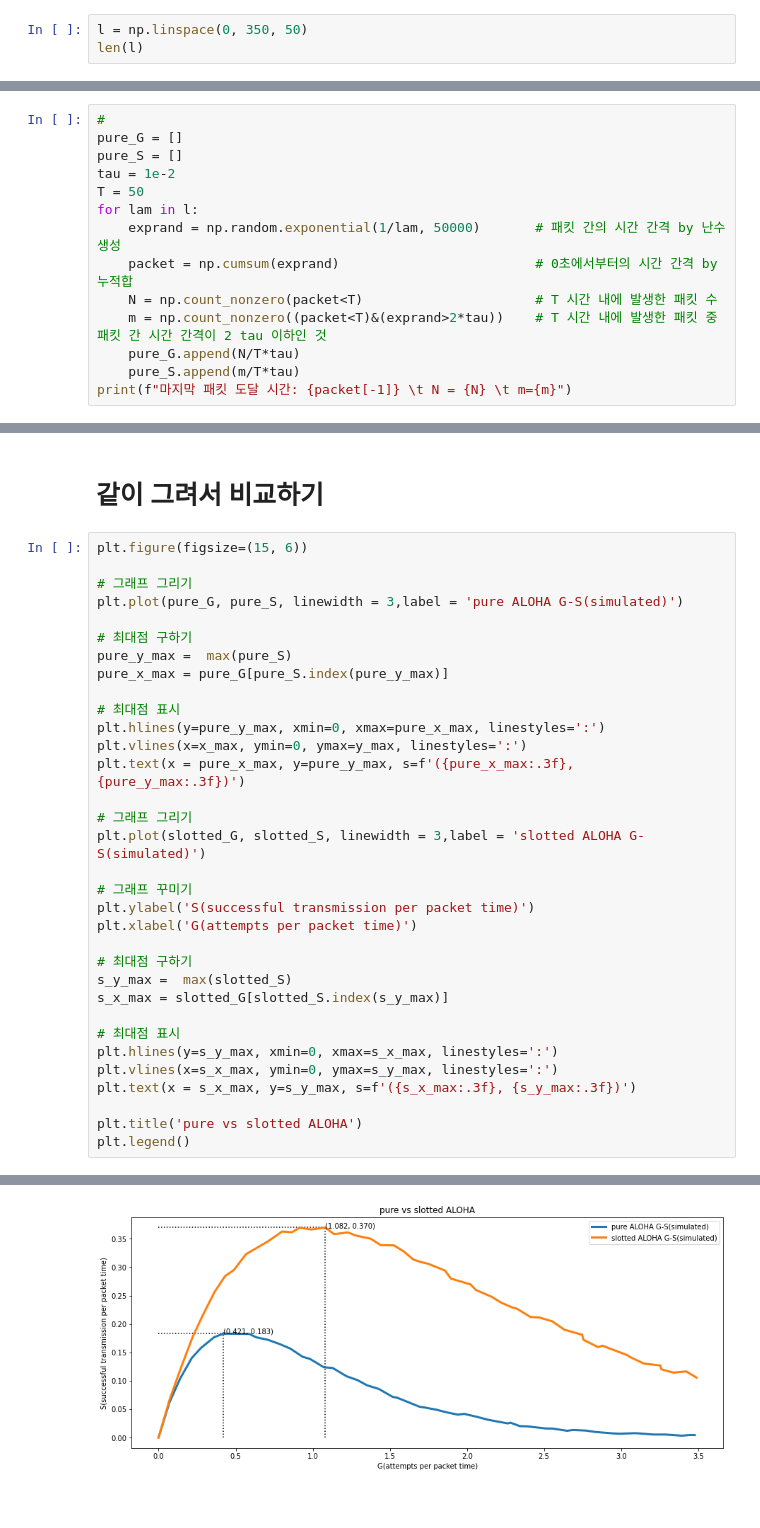
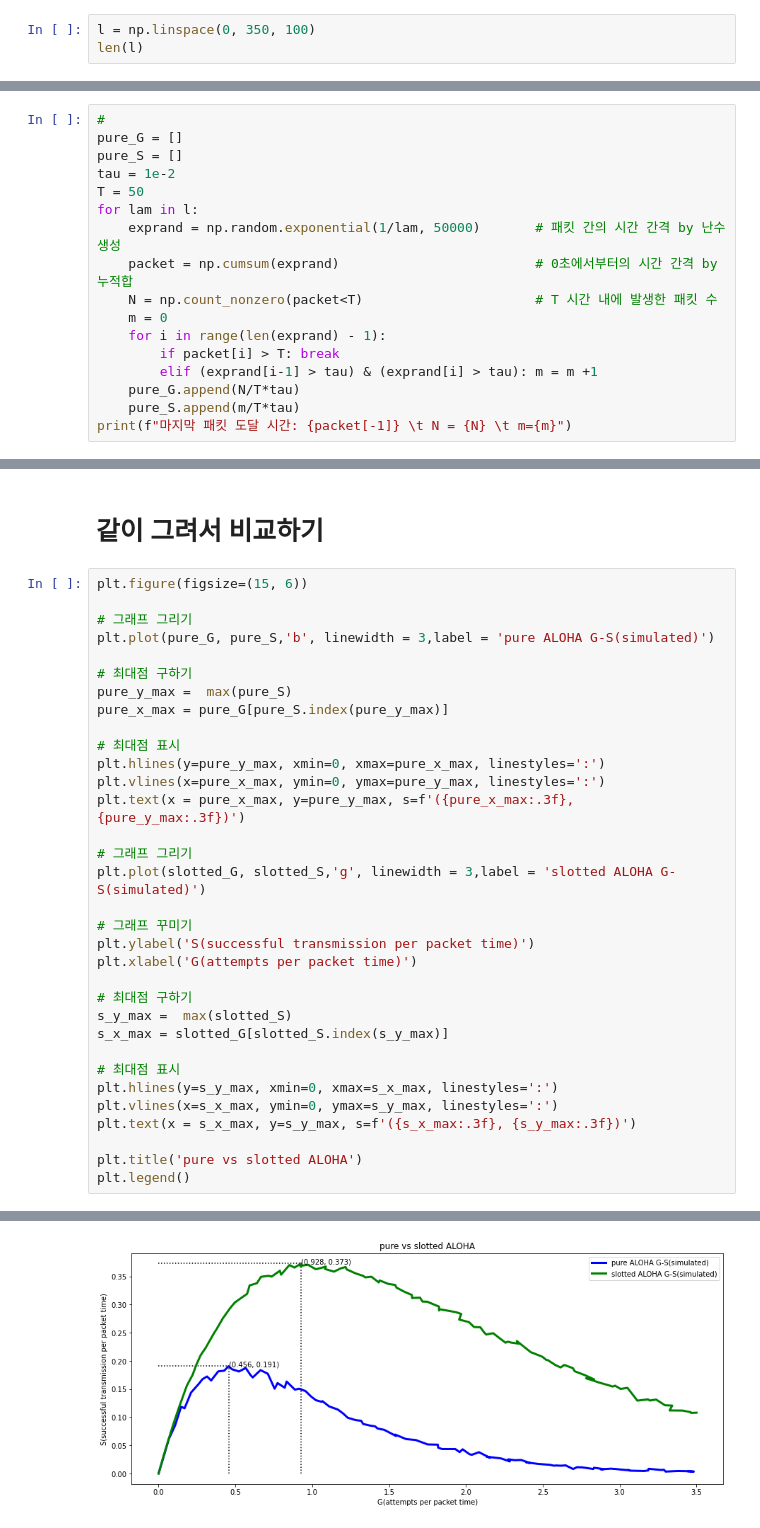
Before and after one commit to khodid/2021WirelessCommunication, a Jupyter notebook: [2021WC]_HW4_ALOHA_G_Sdiagram.ipynb, the cells around one changed output, grey strips where cells are left out. Cells and saved outputs as stored; diff of their text form.

```diff
--- a/[2021WC]_HW4_ALOHA_G_Sdiagram.ipynb
+++ b/[2021WC]_HW4_ALOHA_G_Sdiagram.ipynb
@@ -63,6 +57,6 @@ plt.show()
     - S = $\frac{m}{T}\tau$
 - $\lambda$ 값에 대해서 sweep을 해야 함
 # %%
-l = np.linspace(0, 350, 50)
+l = np.linspace(0, 350, 100)
 len(l)
 # %% [output]
@@ -77,7 +71,10 @@ for lam in l:
     exprand = np.random.exponential(1/lam, 50000)       # 패킷 간의 시간 간격 by 난수 생성
     packet = np.cumsum(exprand)                         # 0초에서부터의 시간 간격 by 누적합
     N = np.count_nonzero(packet<T)                      # T 시간 내에 발생한 패킷 수
-    m = np.count_nonzero((packet<T)&(exprand>2*tau))    # T 시간 내에 발생한 패킷 중 패킷 간 시간 간격이 2 tau 이하인 것
+    m = 0
+    for i in range(len(exprand) - 1):
+        if packet[i] > T: break
+        elif (exprand[i-1] > tau) & (exprand[i] > tau): m = m +1
     pure_G.append(N/T*tau)
     pure_S.append(m/T*tau)
 print(f"마지막 패킷 도달 시간: {packet[-1]} \t N = {N} \t m={m}")
@@ -156,36 +153,36 @@ plt.legend()
 plt.figure(figsize=(15, 6))
 
 # 그래프 그리기
-plt.plot(pure_G, pure_S, linewidth = 3,label = 'pure ALOHA G-S(simulated)')
+plt.plot(pure_G, pure_S,'b', linewidth = 3,label = 'pure ALOHA G-S(simulated)')
 
 # 최대점 구하기
 pure_y_max =  max(pure_S)
 pure_x_max = pure_G[pure_S.index(pure_y_max)]
 
 # 최대점 표시
 plt.hlines(y=pure_y_max, xmin=0, xmax=pure_x_max, linestyles=':')
-plt.vlines(x=x_max, ymin=0, ymax=y_max, linestyles=':')
+plt.vlines(x=pure_x_max, ymin=0, ymax=pure_y_max, linestyles=':')
 plt.text(x = pure_x_max, y=pure_y_max, s=f'({pure_x_max:.3f}, {pure_y_max:.3f})')
 
 # 그래프 그리기
-plt.plot(slotted_G, slotted_S, linewidth = 3,label = 'slotted ALOHA G-S(simulated)')
+plt.plot(slotted_G, slotted_S,'g', linewidth = 3,label = 'slotted ALOHA G-S(simulated)')
 
 # 그래프 꾸미기
 plt.ylabel('S(successful transmission per packet time)')
 plt.xlabel('G(attempts per packet time)')
 
 # 최대점 구하기
 s_y_max =  max(slotted_S)
 s_x_max = slotted_G[slotted_S.index(s_y_max)]
 
 # 최대점 표시
 plt.hlines(y=s_y_max, xmin=0, xmax=s_x_max, linestyles=':')
 plt.vlines(x=s_x_max, ymin=0, ymax=s_y_max, linestyles=':')
 plt.text(x = s_x_max, y=s_y_max, s=f'({s_x_max:.3f}, {s_y_max:.3f})')
 
 plt.title('pure vs slotted ALOHA')
 plt.legend()
 # %% [output]
 <matplotlib.legend.Legend at 0x...>
-[figure, old version]
+[figure, new version]
 # %% [markdown]
```
Also changed, not shown: parts of 11 cells of this notebook.
